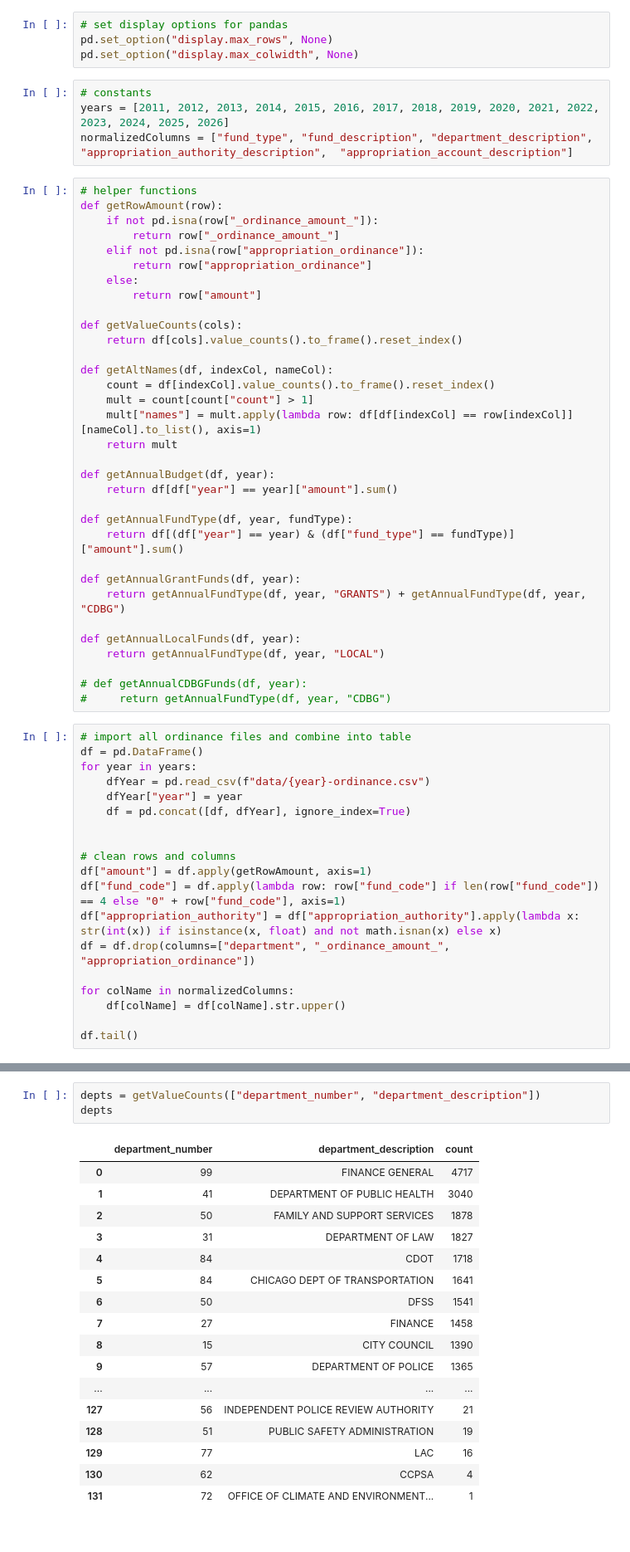
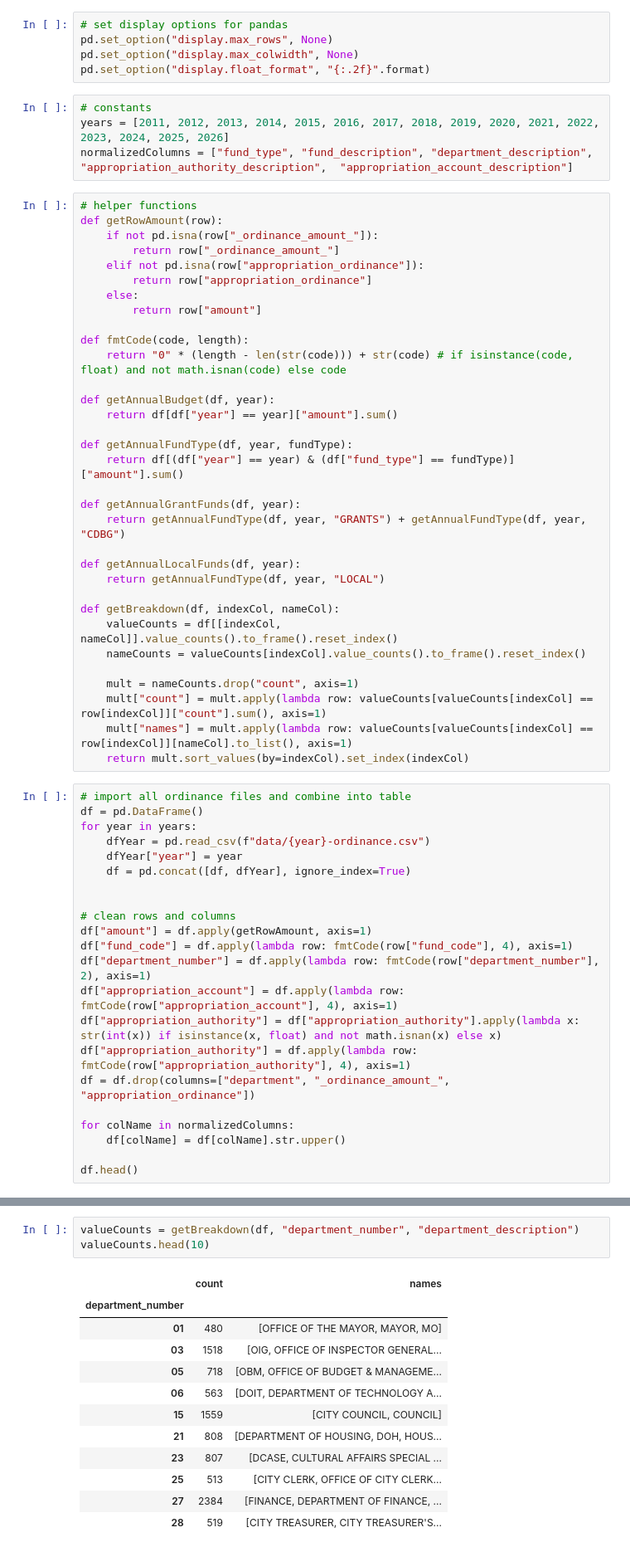
Before and after one commit to RamarkoB/chicago-budget, a Jupyter notebook: explore.ipynb, the cells around one changed output, grey strips where cells are left out. Shown at 83% size. Cells and saved outputs as stored; diff of their text form.

```diff
--- a/explore.ipynb
+++ b/explore.ipynb
@@ -9,6 +9,7 @@ import math
 # set display options for pandas
 pd.set_option("display.max_rows", None)
 pd.set_option("display.max_colwidth", None)
+pd.set_option("display.float_format", "{:.2f}".format)
 # %%
 # constants
 years = [2011, 2012, 2013, 2014, 2015, 2016, 2017, 2018, 2019, 2020, 2021, 2022, 2023, 2024, 2025, 2026]
@@ -23,14 +24,8 @@ def getRowAmount(row):
     else:
         return row["amount"]
 
-def getValueCounts(cols):
-    return df[cols].value_counts().to_frame().reset_index()
-
-def getAltNames(df, indexCol, nameCol):
-    count = df[indexCol].value_counts().to_frame().reset_index()
-    mult = count[count["count"] > 1]
-    mult["names"] = mult.apply(lambda row: df[df[indexCol] == row[indexCol]][nameCol].to_list(), axis=1)
-    return mult
+def fmtCode(code, length):
+    return "0" * (length - len(str(code))) + str(code) # if isinstance(code, float) and not math.isnan(code) else code
 
 def getAnnualBudget(df, year):
     return df[df["year"] == year]["amount"].sum()
@@ -44,8 +39,14 @@ def getAnnualGrantFunds(df, year):
 def getAnnualLocalFunds(df, year):
     return getAnnualFundType(df, year, "LOCAL")
 
-# def getAnnualCDBGFunds(df, year):
-#     return getAnnualFundType(df, year, "CDBG")
+def getBreakdown(df, indexCol, nameCol):
+    valueCounts = df[[indexCol, nameCol]].value_counts().to_frame().reset_index()
+    nameCounts = valueCounts[indexCol].value_counts().to_frame().reset_index()
+
+    mult = nameCounts.drop("count", axis=1)
+    mult["count"] = mult.apply(lambda row: valueCounts[valueCounts[indexCol] == row[indexCol]]["count"].sum(), axis=1)
+    mult["names"] = mult.apply(lambda row: valueCounts[valueCounts[indexCol] == row[indexCol]][nameCol].to_list(), axis=1)
+    return mult.sort_values(by=indexCol).set_index(indexCol)
 # %%
 # import all ordinance files and combine into table
 df = pd.DataFrame()
@@ -57,13 +58,16 @@ for year in years:
 
 # clean rows and columns
 df["amount"] = df.apply(getRowAmount, axis=1)
-df["fund_code"] = df.apply(lambda row: row["fund_code"] if len(row["fund_code"]) == 4 else "0" + row["fund_code"], axis=1)
+df["fund_code"] = df.apply(lambda row: fmtCode(row["fund_code"], 4), axis=1)
+df["department_number"] = df.apply(lambda row: fmtCode(row["department_number"], 2), axis=1)
+df["appropriation_account"] = df.apply(lambda row: fmtCode(row["appropriation_account"], 4), axis=1)
 df["appropriation_authority"] = df["appropriation_authority"].apply(lambda x: str(int(x)) if isinstance(x, float) and not math.isnan(x) else x)
+df["appropriation_authority"] = df.apply(lambda row: fmtCode(row["appropriation_authority"], 4), axis=1)
 df = df.drop(columns=["department", "_ordinance_amount_", "appropriation_ordinance"])
 
 for colName in normalizedColumns:
     df[colName] = df[colName].str.upper()
 
-df.tail()
+df.head()
 # %% [output]
 |  | fund_type | fund_code | fund_description | department_number | department_description | appropriation_authority | ... |
@@ -146,21 +144,16 @@ funds.head(10)
 # %%
-depts = getValueCounts(["department_number", "department_description"])
-depts
+valueCounts = getBreakdown(df, "department_number", "department_description")
+valueCounts.head(10)
 # %% [output]
-|  | department_number | department_description | count |
-| 0 | 99 | FINANCE GENERAL | 4717 |
-| 1 | 41 | DEPARTMENT OF PUBLIC HEALTH | 3040 |
-| 2 | 50 | FAMILY AND SUPPORT SERVICES | 1878 |
-| 3 | 31 | DEPARTMENT OF LAW | 1827 |
-| 4 | 84 | CDOT | 1718 |
-| 5 | 84 | CHICAGO DEPT OF TRANSPORTATION | 1641 |
-| 6 | 50 | DFSS | 1541 |
-| 7 | 27 | FINANCE | 1458 |
-| 8 | 15 | CITY COUNCIL | 1390 |
-| 9 | 57 | DEPARTMENT OF POLICE | 1365 |
-| ... | ... | ... | ... |
-| 127 | 56 | INDEPENDENT POLICE REVIEW AUTHORITY | 21 |
-| 128 | 51 | PUBLIC SAFETY ADMINISTRATION | 19 |
-| 129 | 77 | LAC | 16 |
-| 130 | 62 | CCPSA | 4 |
-| 131 | 72 | OFFICE OF CLIMATE AND ENVIRONMENT... | 1 |
+|  | count | names |
+| department_number |  |  |
+| 01 | 480 | [OFFICE OF THE MAYOR, MAYOR, MO] |
+| 03 | 1518 | [OIG, OFFICE OF INSPECTOR GENERAL... |
+| 05 | 718 | [OBM, OFFICE OF BUDGET & MANAGEME... |
+| 06 | 563 | [DOIT, DEPARTMENT OF TECHNOLOGY A... |
+| 15 | 1559 | [CITY COUNCIL, COUNCIL] |
+| 21 | 808 | [DEPARTMENT OF HOUSING, DOH, HOUS... |
+| 23 | 807 | [DCASE, CULTURAL AFFAIRS SPECIAL ... |
+| 25 | 513 | [CITY CLERK, OFFICE OF CITY CLERK... |
+| 27 | 2384 | [FINANCE, DEPARTMENT OF FINANCE, ... |
+| 28 | 519 | [CITY TREASURER, CITY TREASURER'S... |
```
Also changed, not shown: parts of 12 cells of this notebook, 4 other files.
